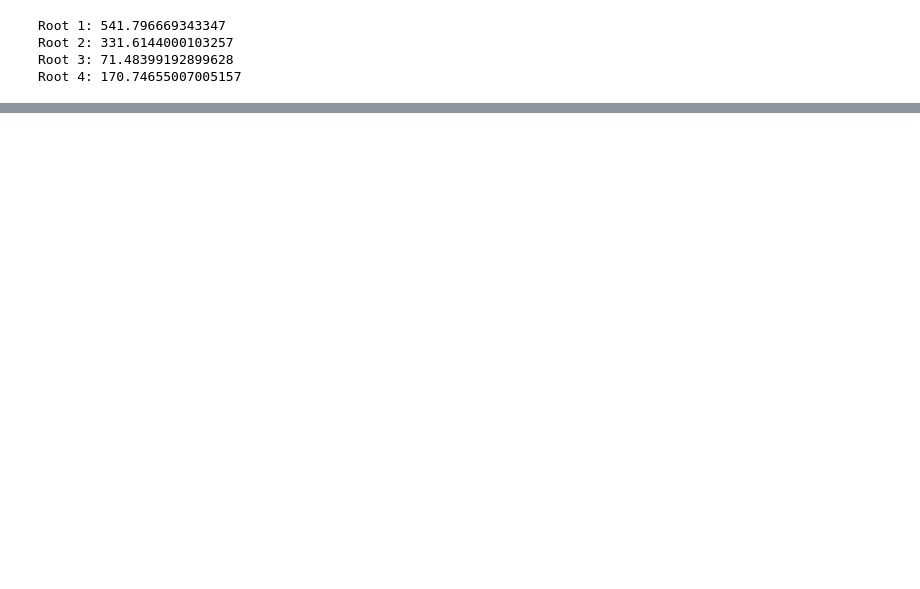
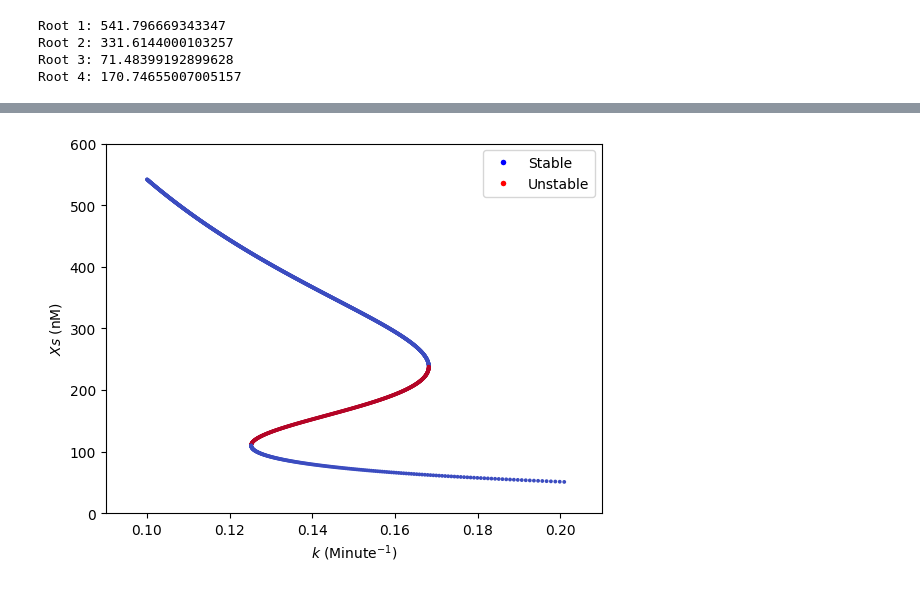
Before and after one commit to lusystemsbio/numericalR, a Jupyter notebook: extra/Python/02E.ipynb, the cells around one changed output, grey strips where cells are left out. Saved outputs shown, nothing was run; the diff lists cells and outputs as text; code cells hidden in the pictures; blank space fills up the shorter version.

```diff
--- a/extra/Python/02E.ipynb
+++ b/extra/Python/02E.ipynb
@@ -210,0 +280,71 @@ Root 4: 170.74655007005157
+# %%
+from matplotlib.lines import Line2D
+
+# Algorithm parameters
+X_init = 0  # Initial condition of X
+k_range = [0.1, 0.2]  # Range of parameter k
+ds = 0.3  # Step size for the arc length
+nmax_cycle = 10000  # Maximum number of cycles
+
+results = np.empty((nmax_cycle, 3))  # Create a matrix to store results
+cycle = 0
+k = 0.1
+step_k_previous = 1  # Initial step_k is positive
+step_X_previous = 0
+
+# Obtain initial steady-state X from ODE simulation
+# Obtain the initial steady-state X using an ODE solver
+sol = solve_ivp(
+    lambda t, X: derivs_k_solve_ivp(t, X, k, d),
+    t_span=(0, t_max),
+    y0=[X_init],
+    method='RK45'
+)
+X_new = sol.y.flatten()[-1]
+results[cycle, :] = [k, X_new, -np.sign(dfdX(X_new, k))]
+
+while ((k_range[0] <= k <= k_range[1]) and (cycle < nmax_cycle)):
+    h = -dfdk(X_new, k) / dfdX(X_new, k)
+
+    step_k = ds / np.sqrt(1 + h**2)
+    step_X = step_k * h
+
+    # The direction of change should be the same along the search
+    if (step_k_previous * step_k + step_X_previous * step_X < 0):
+        step_k = -step_k
+        step_X = -step_X
+
+    step_k_previous = step_k
+    step_X_previous = step_X
+
+    k += step_k
+    X_init = X_new + step_X
+
+    # Correction using Newton's method
+    X_new = find_root_Newton(X=X_init, func=derivs_k, dfunc=dfdX, X_range=(0, 800), k=k)
+
+    cycle += 1
+    results[cycle, :] = [k, X_new, -np.sign(dfdX(X_new, k))]
+
+# Remove rows with NA values
+results = results[~np.isnan(results).any(axis=1)]
+
+# Plot the results
+plt.figure()
+plt.xlabel(r'$k$ (Minute$^{-1}$)')
+plt.ylabel(r'$Xs$ (nM)')
+plt.xlim(0.09, 0.21)
+plt.ylim(0, 600)
+plt.scatter(results[:, 0], results[:, 1], marker='o', c=(3 - results[:, 2]) / 2, cmap='coolwarm', s=3)
+# Create custom legend labels and colors
+legend_labels = ['Stable', 'Unstable']
+legend_colors = ['blue', 'red']
+
+# Create legend handles with custom labels and colors
+legend_handles = [Line2D([0], [0], marker='o', color='w', label=label, markerfacecolor=color, markersize=5)
+                  for label, color in zip(legend_labels, legend_colors)]
+
+plt.legend(handles=legend_handles, loc='upper right')
+plt.show()
+# %% [output]
+[figure, added]
```
Also changed, not shown: parts of 6 cells of this notebook, 36 other files.
